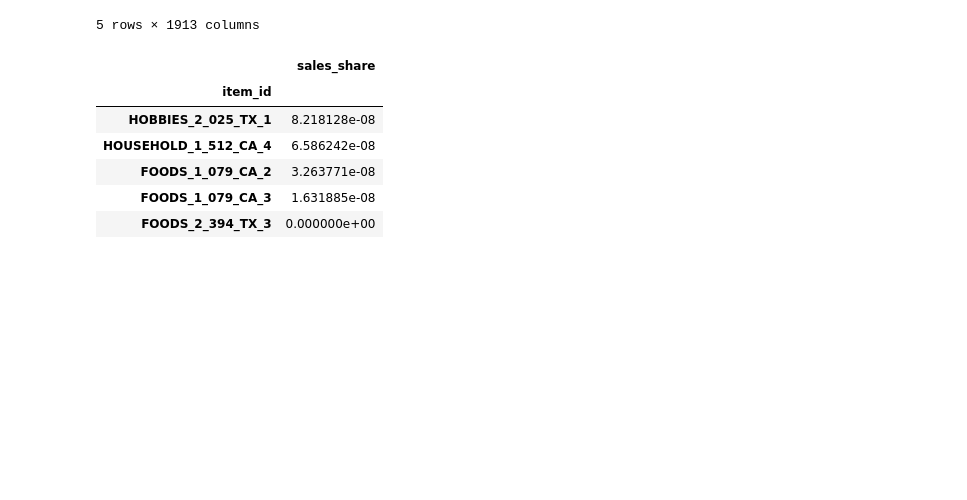
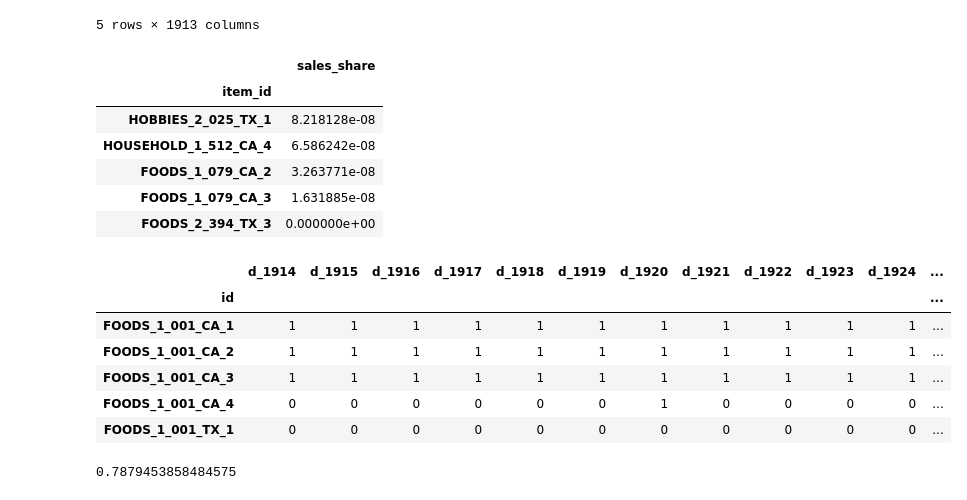
Before and after one commit to yenpth265-alt/NCKH_Optiminization_Inventory, a Jupyter notebook: notebooks/model-kaggle-all.ipynb, the cells around one changed output. Saved outputs shown, nothing was run; the diff lists cells and outputs as text; code cells hidden in the pictures; blank space fills up the shorter version.

```diff
--- a/notebooks/model-kaggle.ipynb
+++ b/notebooks/model-kaggle-all.ipynb
@@ -345,8 +330,25 @@ item_share.tail()
 | FOODS_1_079_CA_2 | 3.263771e-08 |
 | FOODS_1_079_CA_3 | 1.631885e-08 |
 | FOODS_2_394_TX_3 | 0.000000e+00 |
+# %%
+threshold = 0.55
+
+sub_rounded = np.floor(sub) + ((sub - np.floor(sub)) >= threshold)
+sub_rounded = sub_rounded.astype(int)
+sub_rounded.head()
+# %% [output]
+|  | d_1914 | d_1915 | d_1916 | d_1917 | d_1918 | d_1919 | d_1920 | d_1921 | d_1922 | d_1923 | d_1924 | ... |
+| id |  |  |  |  |  |  |  |  |  |  |  | ... |
+| FOODS_1_001_CA_1 | 1 | 1 | 1 | 1 | 1 | 1 | 1 | 1 | 1 | 1 | 1 | ... |
+| FOODS_1_001_CA_2 | 1 | 1 | 1 | 1 | 1 | 1 | 1 | 1 | 1 | 1 | 1 | ... |
+| FOODS_1_001_CA_3 | 1 | 1 | 1 | 1 | 1 | 1 | 1 | 1 | 1 | 1 | 1 | ... |
+| FOODS_1_001_CA_4 | 0 | 0 | 0 | 0 | 0 | 0 | 1 | 0 | 0 | 0 | 0 | ... |
+| FOODS_1_001_TX_1 | 0 | 0 | 0 | 0 | 0 | 0 | 0 | 0 | 0 | 0 | 0 | ... |
 # %%
-rmsse_result = rmsse(train, test, sub)
+rmsse_result = rmsse(train, test, sub_rounded)
+print(rmsse_result.mean())
+# %% [output]
+0.7879453858484575
 # %%
 wrmsse = rmsse_result * item_share['sales_share']
 wrmsse.sum()
```
Also changed, not shown: parts of 13 cells of this notebook, 2 other files.
